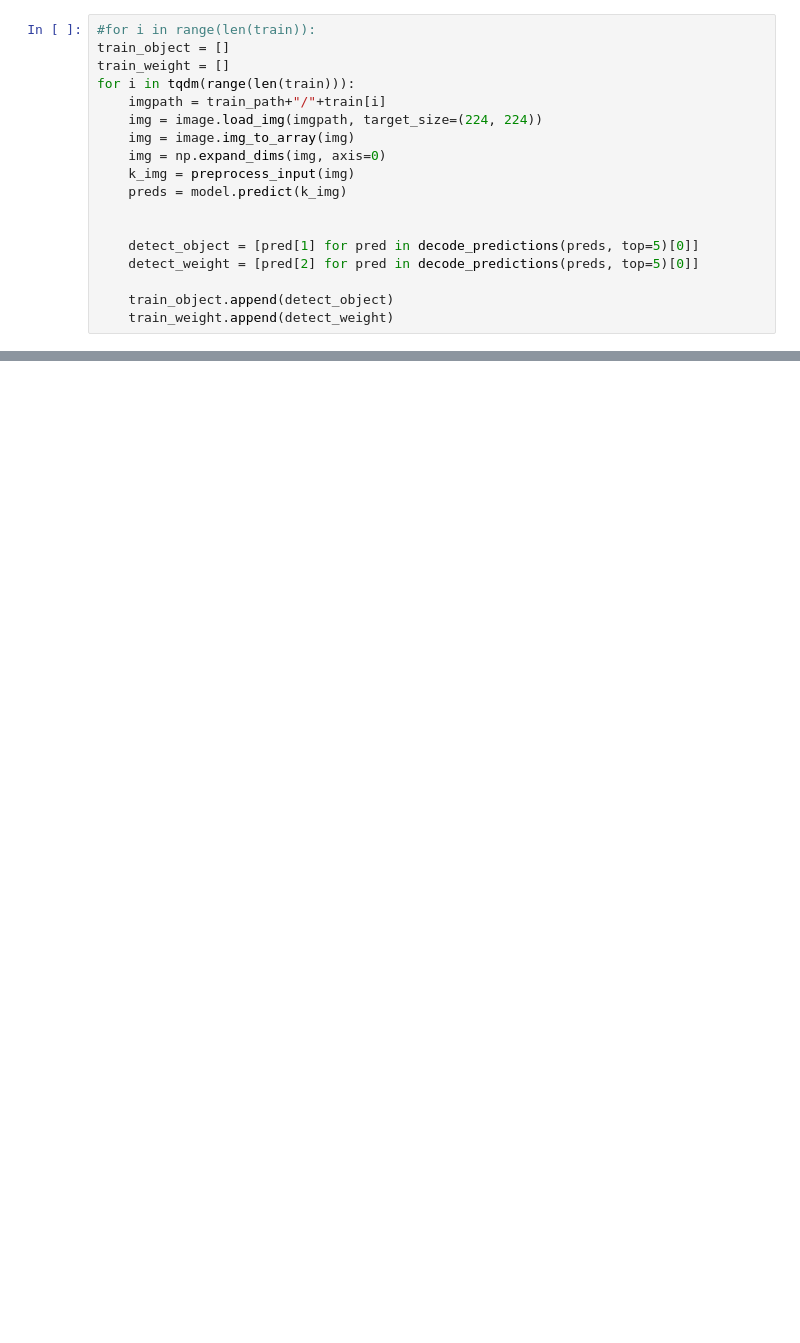
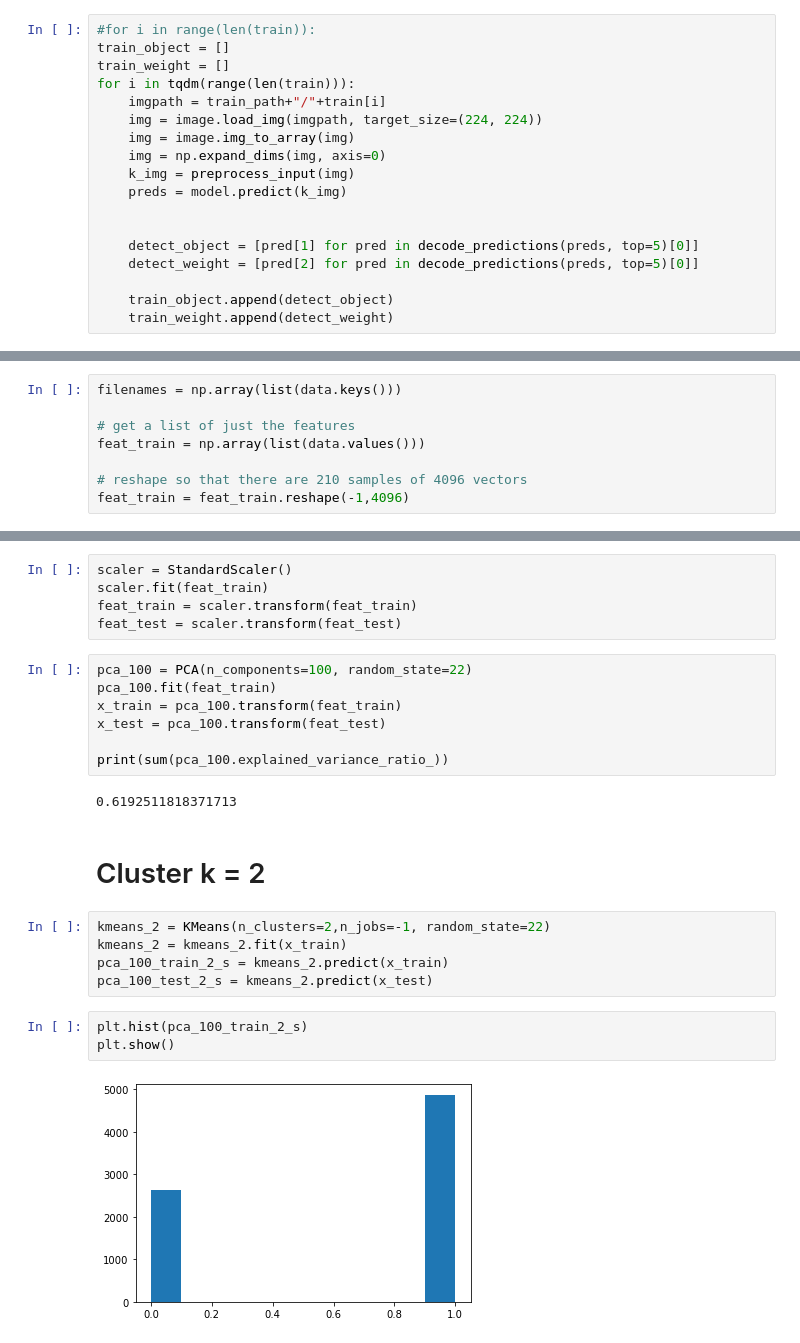
Before and after one commit to echoid/Fine-grained-localisation, a Jupyter notebook: test.ipynb, the cells around one changed output, grey strips where cells are left out. Saved outputs shown, nothing was run; the diff lists cells and outputs as text; blank space fills up the shorter version.

Commit message:
cluster

```diff
--- a/test.ipynb
+++ b/test.ipynb
@@ -216,0 +152,8 @@ decode_predictions(preds, top=5)
+# %%
+filenames = np.array(list(data.keys()))
+
+# get a list of just the features
+feat_train = np.array(list(data.values()))
+
+# reshape so that there are 210 samples of 4096 vectors
+feat_train = feat_train.reshape(-1,4096)
@@ -216,0 +168,26 @@ decode_predictions(preds, top=5)
+# %%
+scaler = StandardScaler()
+scaler.fit(feat_train)
+feat_train = scaler.transform(feat_train)
+feat_test = scaler.transform(feat_test)
+# %%
+pca_100 = PCA(n_components=100, random_state=22)
+pca_100.fit(feat_train)
+x_train = pca_100.transform(feat_train)
+x_test = pca_100.transform(feat_test)
+
+print(sum(pca_100.explained_variance_ratio_))
+# %% [output]
+0.6192511818371713
+# %% [markdown]
+# Cluster k = 2
+# %%
+kmeans_2 = KMeans(n_clusters=2,n_jobs=-1, random_state=22)
+kmeans_2 = kmeans_2.fit(x_train)
+pca_100_train_2_s = kmeans_2.predict(x_train)
+pca_100_test_2_s = kmeans_2.predict(x_test)
+# %%
+plt.hist(pca_100_train_2_s)
+plt.show()
+# %% [output]
+[figure, added]
```
Also changed, not shown: parts of 87 cells of this notebook, 4 other files.
